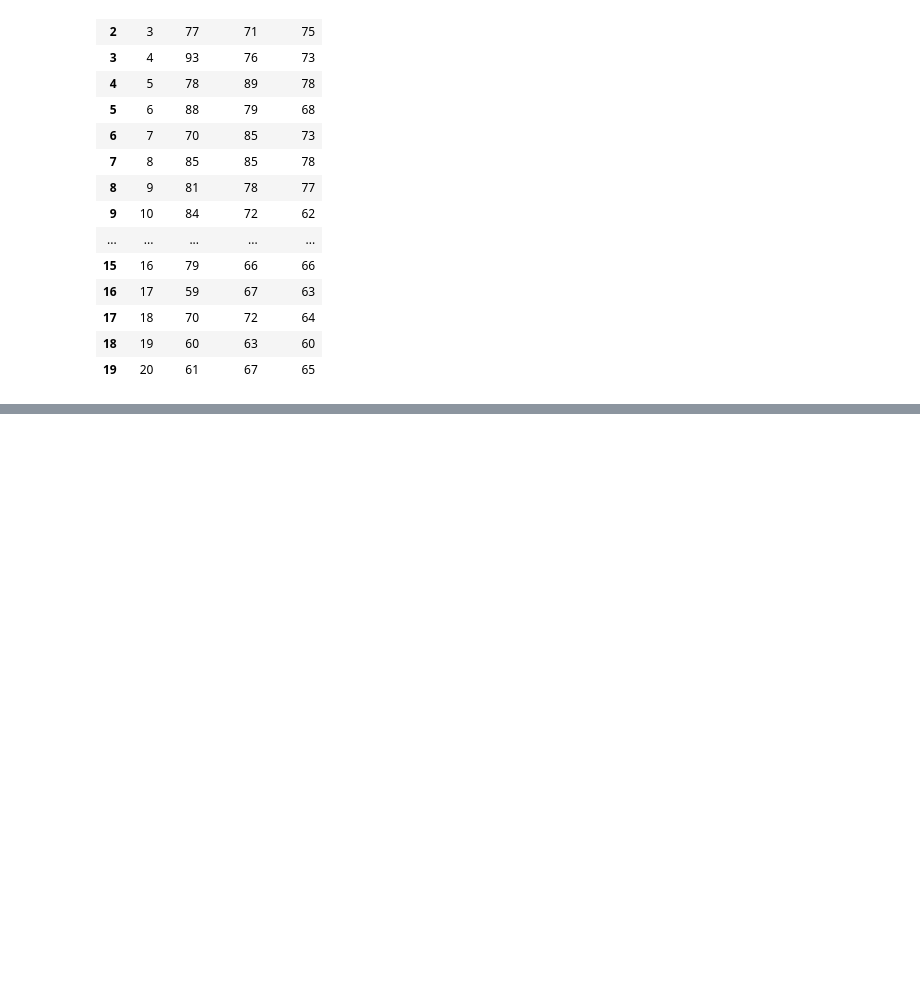
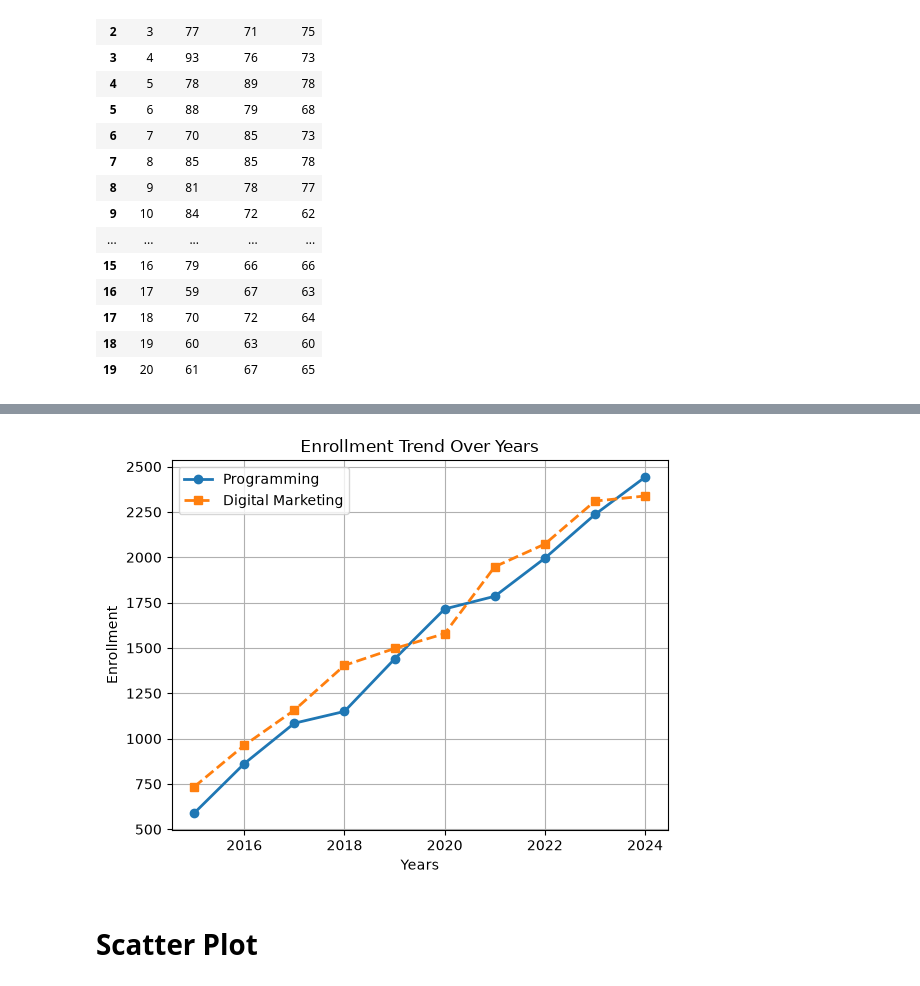
Before and after one commit to TanvirSdq/guide, a Jupyter notebook: Python/Matplotlib/M-15.ipynb, the cells around one changed output, grey strips where cells are left out. Saved outputs shown, nothing was run; the diff lists cells and outputs as text; code cells hidden in the pictures; blank space fills up the shorter version.

```diff
--- a/Python/Matplotlib/M-15.ipynb
+++ b/Python/Matplotlib/M-15.ipynb
@@ -65,0 +70,3 @@ plt.legend() #loc = 'upper left' or 'lower right' or 'best'
+# %%
+df = pd.read_csv('../samples/trend.csv')
+df
@@ -65,0 +85,14 @@ plt.legend() #loc = 'upper left' or 'lower right' or 'best'
+# %%
+plt.xlabel('Years')
+plt.ylabel('Enrollment')
+plt.title('Enrollment Trend Over Years')
+plt.plot(df['Year'], df['Programming'], linewidth=2, linestyle='-', marker='o')
+plt.plot(df['Year'], df['Digital Marketing'], linewidth=2, linestyle='--', marker='s')
+
+plt.legend(['Programming', 'Digital Marketing'], loc='best')
+plt.grid()
+plt.show()
+# %% [output]
+[figure, added]
+# %% [markdown]
+# Scatter Plot
```
Also changed, not shown: parts of 20 cells of this notebook, 4 other files.
